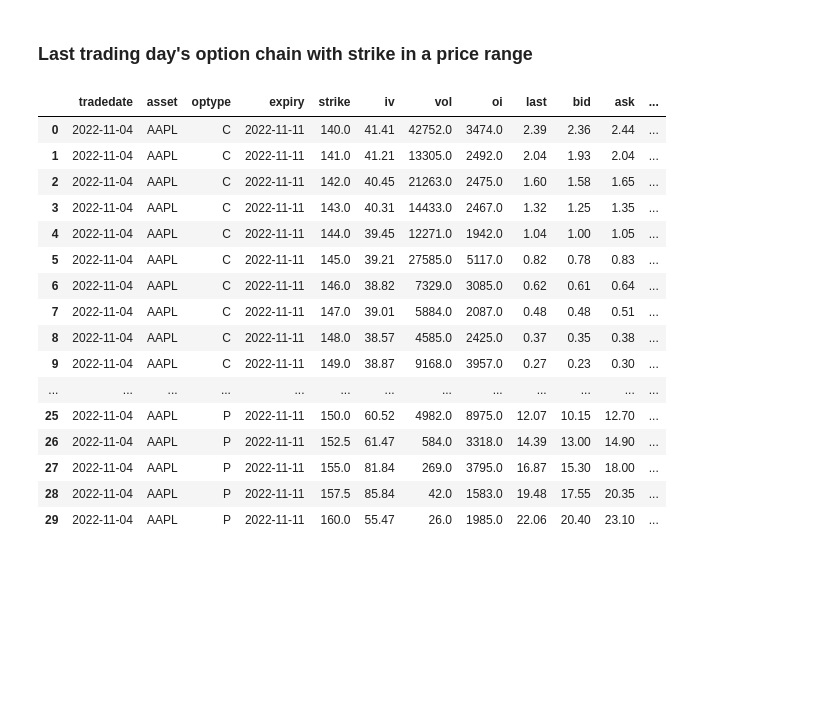
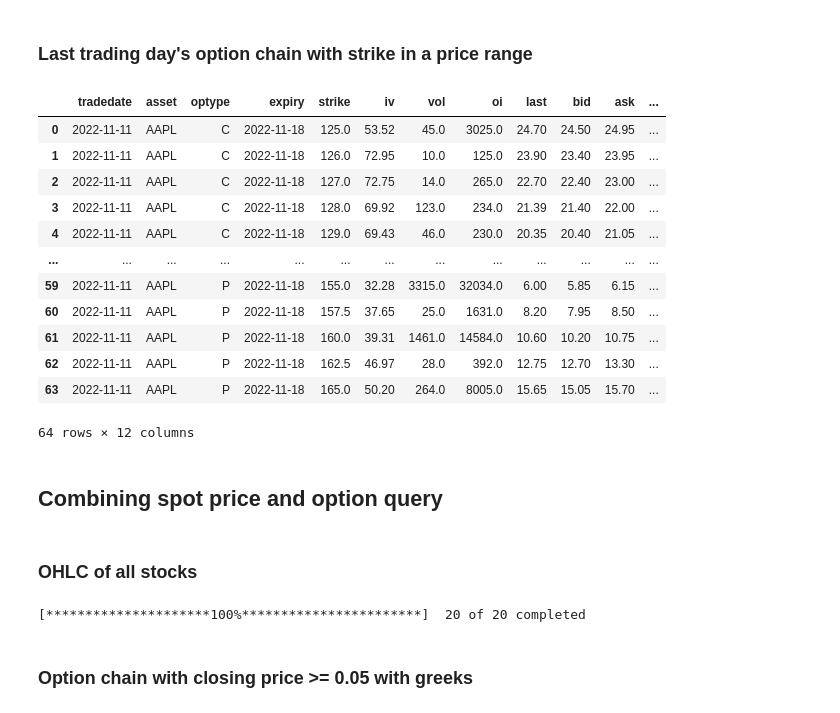
Before and after one commit to willbillionquant/bsoption, a Jupyter notebook: nyopchain-usage.ipynb, the cells around one changed output. Drawn from its saved outputs; the diff is of its cells as text; code cells hidden in the pictures; blank space fills up the shorter version.

```diff
--- a/nyopchain-usage.ipynb
+++ b/nyopchain-usage.ipynb
@@ -80,38 +83,44 @@ dfop2
 # %% [markdown]
 ### Last trading day's option chain with strike in a price range
 # %%
-lasttd = datetime.today() - timedelta(days=1, hours=6)
-ltdstr = lasttd.strftime('%Y-%m-%d')
-nextexpiry = (lasttd + timedelta(days=7)).strftime('%Y-%m-%d')
-next2expiry = (lasttd + timedelta(days=13)).strftime('%Y-%m-%d')
+ltdstr = getltdate(holidaydictny)
+ltddate = datetime.strptime(ltdstr, '%Y-%m-%d')
+nextexpiry = (ltddate + timedelta(days=7)).strftime('%Y-%m-%d')
+next2expiry = (ltddate + timedelta(days=13)).strftime('%Y-%m-%d')
 
 inputdict3 = {'asset': 'AAPL',
               'optype': ('C', 'P'), # Option type: ("C", "C") = CALL only, ("P", "P") = PUT only, ("C", "P") = CALL & PUT
-              'strike_lowerbound': 140,  # Lower bound for range of strike prices (inclusive)
-              'strike_upperbound': 160,  # Upper bound for range of strike prices (inclusive)
+              'strike_lowerbound': 125,  # Lower bound for range of strike prices (inclusive)
+              'strike_upperbound': 165,  # Upper bound for range of strike prices (inclusive)
               'startexpiry': nextexpiry,  # query expiry startdate (inclusive)
               'endexpiry': next2expiry,  # query expiry enddate (inclusive)
               'starttd': ltdstr,  # query period startdate (inclusive)
               'endtd': ltdstr  # query period startdate (inclusive)
              }
 
 dfop3 = Opchain.loadopdata(inputdict3)
 dfop3
 # %% [output]
 |  | tradedate | asset | optype | expiry | strike | iv | vol | oi | last | bid | ask | ... |
-| 0 | 2022-11-04 | AAPL | C | 2022-11-11 | 140.0 | 41.41 | 42752.0 | 3474.0 | 2.39 | 2.36 | 2.44 | ... |
-| 1 | 2022-11-04 | AAPL | C | 2022-11-11 | 141.0 | 41.21 | 13305.0 | 2492.0 | 2.04 | 1.93 | 2.04 | ... |
-| 2 | 2022-11-04 | AAPL | C | 2022-11-11 | 142.0 | 40.45 | 21263.0 | 2475.0 | 1.60 | 1.58 | 1.65 | ... |
-| 3 | 2022-11-04 | AAPL | C | 2022-11-11 | 143.0 | 40.31 | 14433.0 | 2467.0 | 1.32 | 1.25 | 1.35 | ... |
-| 4 | 2022-11-04 | AAPL | C | 2022-11-11 | 144.0 | 39.45 | 12271.0 | 1942.0 | 1.04 | 1.00 | 1.05 | ... |
-| 5 | 2022-11-04 | AAPL | C | 2022-11-11 | 145.0 | 39.21 | 27585.0 | 5117.0 | 0.82 | 0.78 | 0.83 | ... |
-| 6 | 2022-11-04 | AAPL | C | 2022-11-11 | 146.0 | 38.82 | 7329.0 | 3085.0 | 0.62 | 0.61 | 0.64 | ... |
-| 7 | 2022-11-04 | AAPL | C | 2022-11-11 | 147.0 | 39.01 | 5884.0 | 2087.0 | 0.48 | 0.48 | 0.51 | ... |
-| 8 | 2022-11-04 | AAPL | C | 2022-11-11 | 148.0 | 38.57 | 4585.0 | 2425.0 | 0.37 | 0.35 | 0.38 | ... |
-| 9 | 2022-11-04 | AAPL | C | 2022-11-11 | 149.0 | 38.87 | 9168.0 | 3957.0 | 0.27 | 0.23 | 0.30 | ... |
+| 0 | 2022-11-11 | AAPL | C | 2022-11-18 | 125.0 | 53.52 | 45.0 | 3025.0 | 24.70 | 24.50 | 24.95 | ... |
+| 1 | 2022-11-11 | AAPL | C | 2022-11-18 | 126.0 | 72.95 | 10.0 | 125.0 | 23.90 | 23.40 | 23.95 | ... |
+| 2 | 2022-11-11 | AAPL | C | 2022-11-18 | 127.0 | 72.75 | 14.0 | 265.0 | 22.70 | 22.40 | 23.00 | ... |
+| 3 | 2022-11-11 | AAPL | C | 2022-11-18 | 128.0 | 69.92 | 123.0 | 234.0 | 21.39 | 21.40 | 22.00 | ... |
+| 4 | 2022-11-11 | AAPL | C | 2022-11-18 | 129.0 | 69.43 | 46.0 | 230.0 | 20.35 | 20.40 | 21.05 | ... |
 | ... | ... | ... | ... | ... | ... | ... | ... | ... | ... | ... | ... | ... |
-| 25 | 2022-11-04 | AAPL | P | 2022-11-11 | 150.0 | 60.52 | 4982.0 | 8975.0 | 12.07 | 10.15 | 12.70 | ... |
-| 26 | 2022-11-04 | AAPL | P | 2022-11-11 | 152.5 | 61.47 | 584.0 | 3318.0 | 14.39 | 13.00 | 14.90 | ... |
-| 27 | 2022-11-04 | AAPL | P | 2022-11-11 | 155.0 | 81.84 | 269.0 | 3795.0 | 16.87 | 15.30 | 18.00 | ... |
-| 28 | 2022-11-04 | AAPL | P | 2022-11-11 | 157.5 | 85.84 | 42.0 | 1583.0 | 19.48 | 17.55 | 20.35 | ... |
-| 29 | 2022-11-04 | AAPL | P | 2022-11-11 | 160.0 | 55.47 | 26.0 | 1985.0 | 22.06 | 20.40 | 23.10 | ... |
+| 59 | 2022-11-11 | AAPL | P | 2022-11-18 | 155.0 | 32.28 | 3315.0 | 32034.0 | 6.00 | 5.85 | 6.15 | ... |
+| 60 | 2022-11-11 | AAPL | P | 2022-11-18 | 157.5 | 37.65 | 25.0 | 1631.0 | 8.20 | 7.95 | 8.50 | ... |
+| 61 | 2022-11-11 | AAPL | P | 2022-11-18 | 160.0 | 39.31 | 1461.0 | 14584.0 | 10.60 | 10.20 | 10.75 | ... |
+| 62 | 2022-11-11 | AAPL | P | 2022-11-18 | 162.5 | 46.97 | 28.0 | 392.0 | 12.75 | 12.70 | 13.30 | ... |
+| 63 | 2022-11-11 | AAPL | P | 2022-11-18 | 165.0 | 50.20 | 264.0 | 8005.0 | 15.65 | 15.05 | 15.70 | ... |
+64 rows × 12 columns
+# %% [markdown]
+## Combining spot price and option query
+# %% [markdown]
+### OHLC of all stocks
+# %%
+dfohlcall = getyahoodata(Opchain.assetlist)
+# %% [output]
+[*********************100%***********************]  20 of 20 completed
+# %% [markdown]
+### Option chain with closing price >= 0.05 with greeks
```
Also changed, not shown: parts of 10 cells of this notebook.
